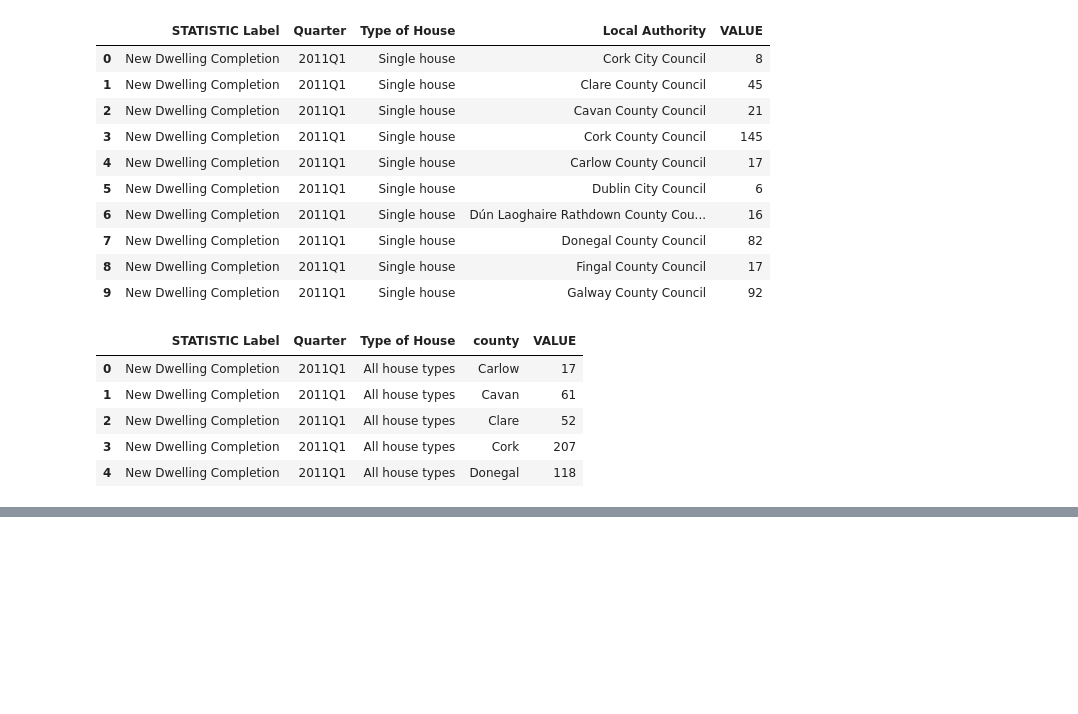
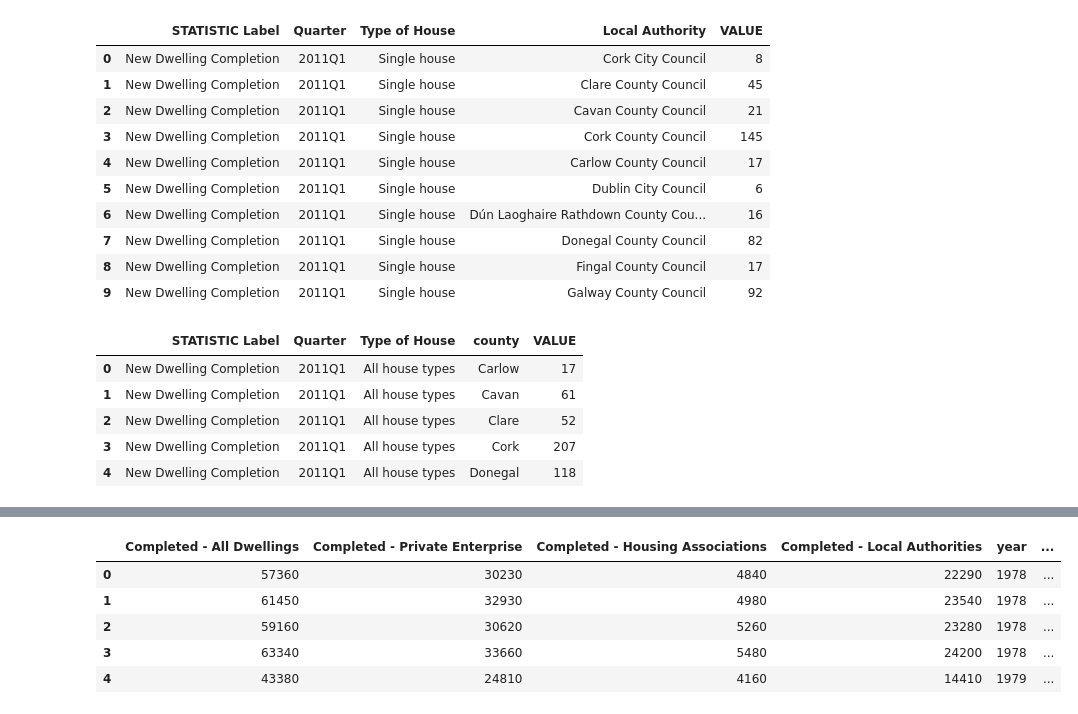
Before and after one commit to lcroash/MSC_SEM1_CA2, a Jupyter notebook: CA2.ipynb, the cells around one changed output, grey strips where cells are left out. Saved outputs shown, nothing was run; the diff lists cells and outputs as text; code cells hidden in the pictures; blank space fills up the shorter version.

```diff
--- a/CA2.ipynb
+++ b/CA2.ipynb
@@ -566,0 +587,18 @@ df_uk_con_output_orig.head(50)
+# %%
+df_uk_con_england['quarter'] = df_uk_con_england['time_period'].str.strip().replace(dict_quarter_mapping)
+df_uk_con_england['yr_qtr'] = df_uk_con_england['year'] + df_uk_con_england['quarter']
+# %%
+list_cols_to_drop = [col for col in df_uk_con_england.columns if "Started" in str(col)]
+# %%
+list_cols_to_drop.extend(['Period', 'time_period'])
+# %%
+df_uk_con_england = df_uk_con_england.drop(list_cols_to_drop, axis=1)
+# %%
+df_uk_con_england.head()
+# %% [output]
+|  | Completed - All Dwellings | Completed - Private Enterprise | Completed - Housing Associations | Completed - Local Authorities | year | ... |
+| 0 | 57360 | 30230 | 4840 | 22290 | 1978 | ... |
+| 1 | 61450 | 32930 | 4980 | 23540 | 1978 | ... |
+| 2 | 59160 | 30620 | 5260 | 23280 | 1978 | ... |
+| 3 | 63340 | 33660 | 5480 | 24200 | 1978 | ... |
+| 4 | 43380 | 24810 | 4160 | 14410 | 1979 | ... |
```
Also changed, not shown: parts of 26 cells of this notebook, 7 other files.
